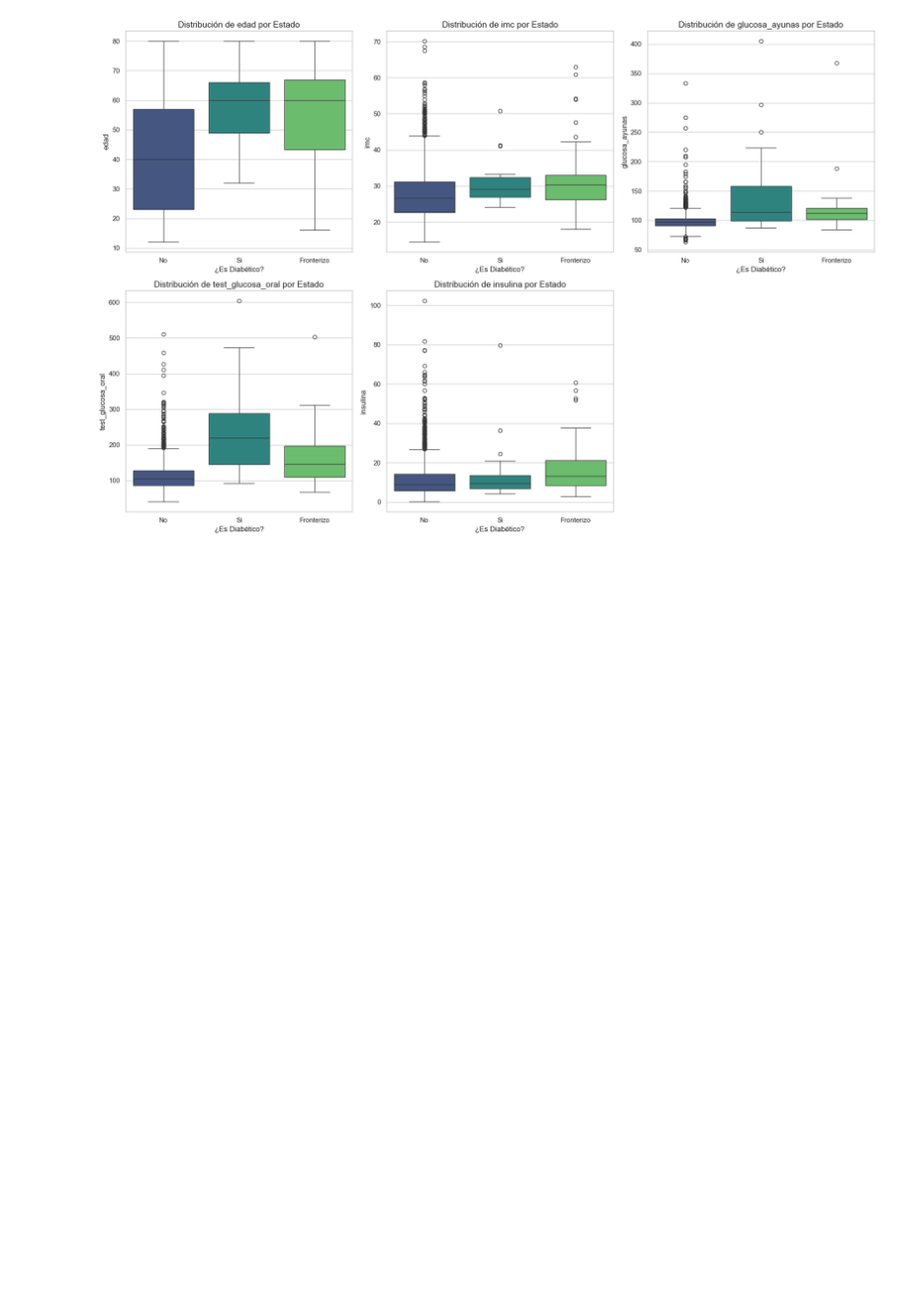
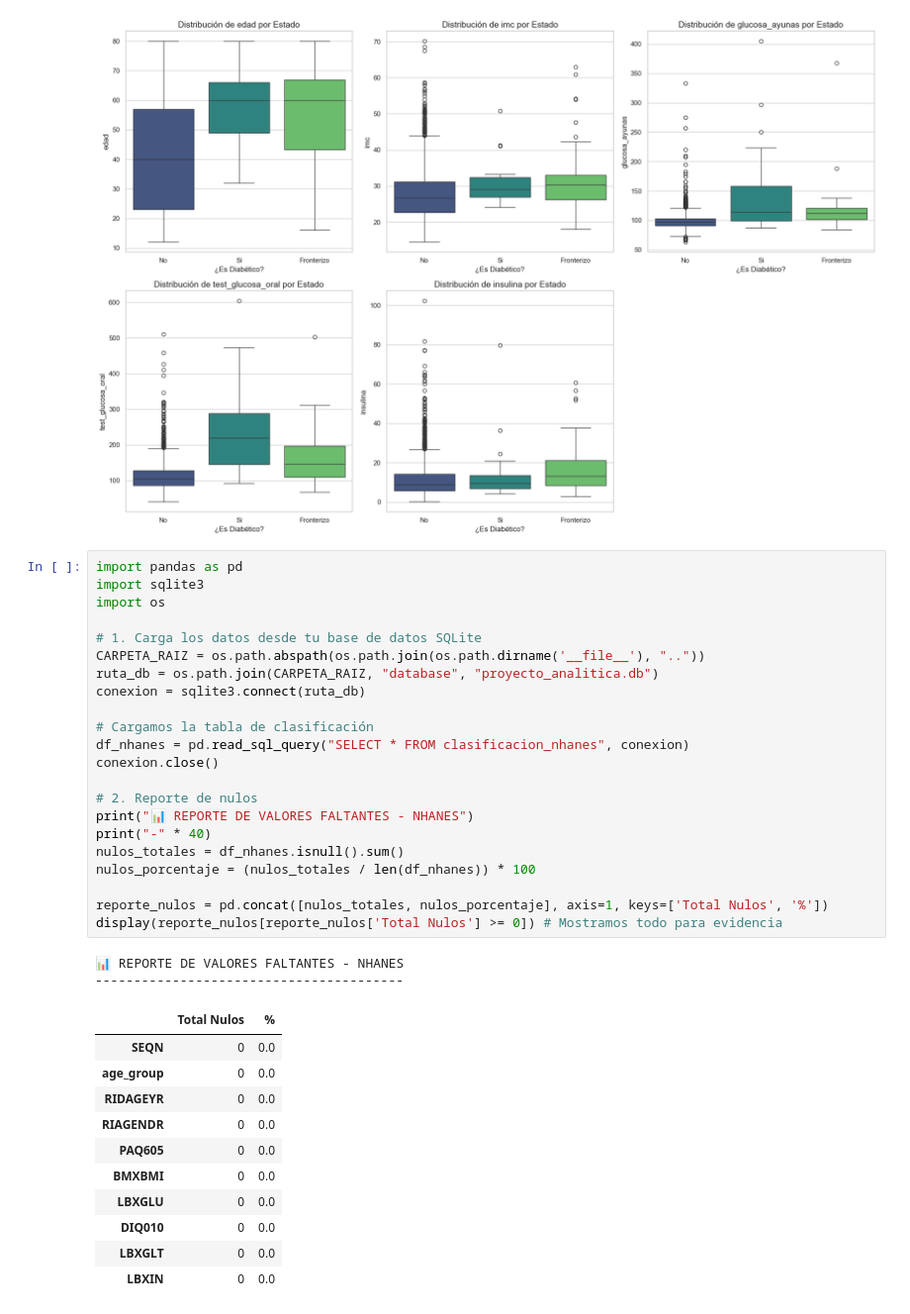
Before and after one commit to juanfruiz1/Analitica-de-datos, a Jupyter notebook: notebooks/eda_clasificacion.ipynb, the cells around one changed output. Shown at 99% size. Saved outputs shown, nothing was run; the diff lists cells and outputs as text; blank space fills up the shorter version.

```diff
--- a/notebooks/eda_clasificacion.ipynb
+++ b/notebooks/eda_clasificacion.ipynb
@@ -187,3 +188,39 @@ plt.tight_layout()
 plt.show()
 # %% [output]
 [figure]
+# %%
+import pandas as pd
+import sqlite3
+import os
+
+# 1. Carga los datos desde tu base de datos SQLite
+CARPETA_RAIZ = os.path.abspath(os.path.join(os.path.dirname('__file__'), ".."))
+ruta_db = os.path.join(CARPETA_RAIZ, "database", "proyecto_analitica.db")
+conexion = sqlite3.connect(ruta_db)
+
+# Cargamos la tabla de clasificación
+df_nhanes = pd.read_sql_query("SELECT * FROM clasificacion_nhanes", conexion)
+conexion.close()
+
+# 2. Reporte de nulos
+print("📊 REPORTE DE VALORES FALTANTES - NHANES")
+print("-" * 40)
+nulos_totales = df_nhanes.isnull().sum()
+nulos_porcentaje = (nulos_totales / len(df_nhanes)) * 100
+
+reporte_nulos = pd.concat([nulos_totales, nulos_porcentaje], axis=1, keys=['Total Nulos', '%'])
+display(reporte_nulos[reporte_nulos['Total Nulos'] >= 0]) # Mostramos todo para evidencia
+# %% [output]
+📊 REPORTE DE VALORES FALTANTES - NHANES
+----------------------------------------
+|  | Total Nulos | % |
+| SEQN | 0 | 0.0 |
+| age_group | 0 | 0.0 |
+| RIDAGEYR | 0 | 0.0 |
+| RIAGENDR | 0 | 0.0 |
+| PAQ605 | 0 | 0.0 |
+| BMXBMI | 0 | 0.0 |
+| LBXGLU | 0 | 0.0 |
+| DIQ010 | 0 | 0.0 |
+| LBXGLT | 0 | 0.0 |
+| LBXIN | 0 | 0.0 |
```
Also changed, not shown: parts of 2 cells of this notebook, 3 other files.
